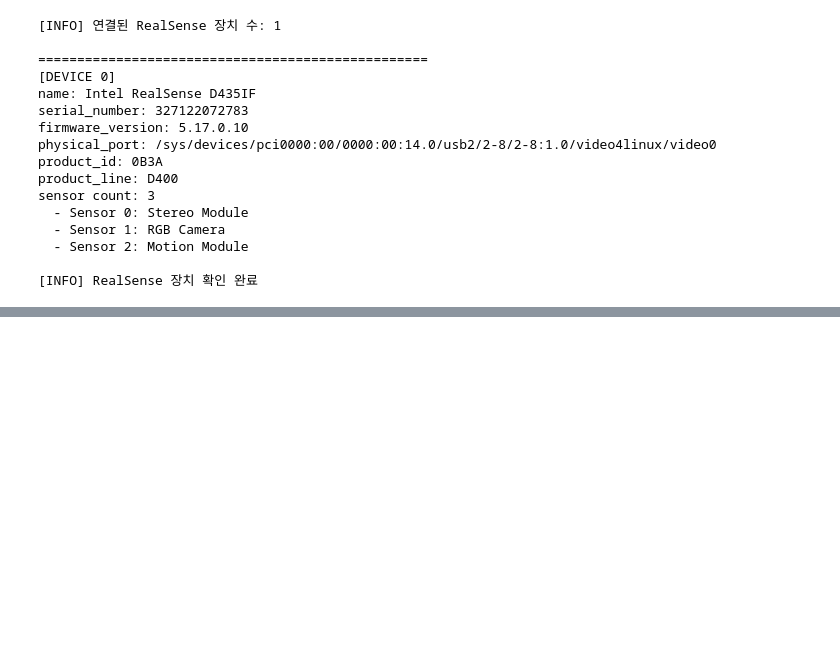
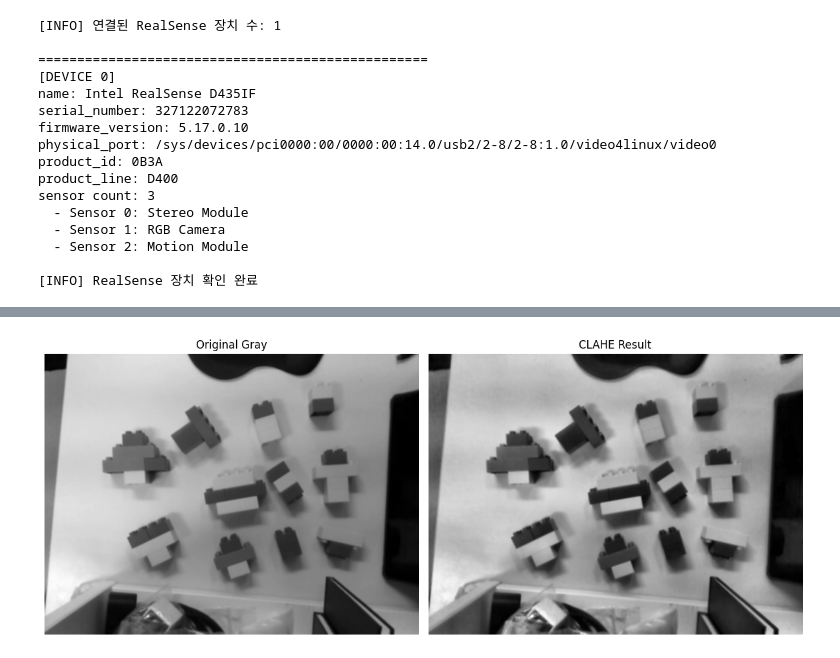
Before and after one commit to engineer0914/pointcloud_test, a Jupyter notebook: test.ipynb, the cells around one changed output, grey strips where cells are left out. Cells and saved outputs as stored; diff of their text form; code cells hidden in the pictures; blank space fills up the shorter version.

```diff
--- a/test.ipynb
+++ b/test.ipynb
@@ -463,0 +514,9 @@ plt.show()
+# %%
+clahe_img = apply_clahe_to_gray_image(
+    gray_img=blurred,
+    clip_limit=2.0,
+    tile_grid_size=(8, 8),
+    show=True
+)
+# %% [output]
+[figure, added]
```
Also changed, not shown: parts of 19 cells of this notebook, 2 other files.
